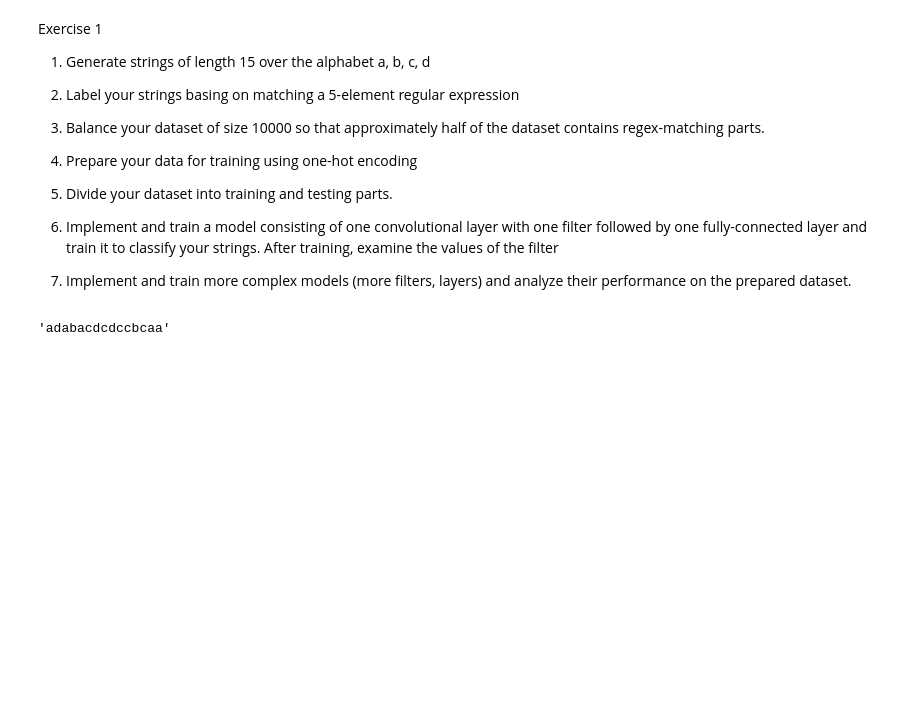
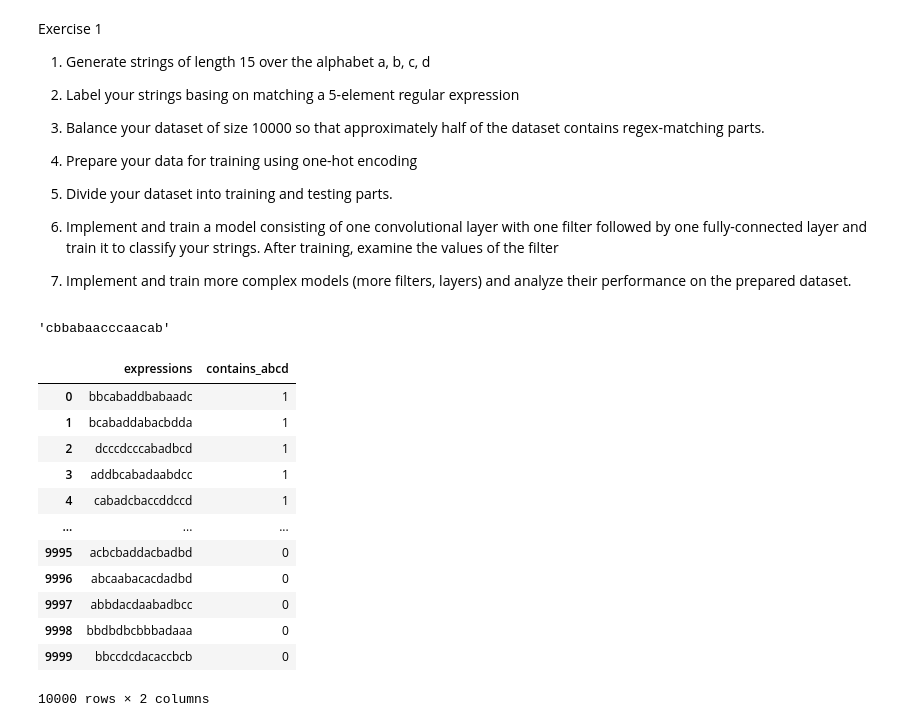
Before and after one commit to mkopanik/Introductiont-to-AI, a Jupyter notebook: Lab7/Lab7.ipynb, the cells around one changed output. Drawn from its saved outputs; the diff is of its cells as text; code cells hidden in the pictures; blank space fills up the shorter version.

```diff
--- a/Lab7/Lab7.ipynb
+++ b/Lab7/Lab7.ipynb
@@ -23,7 +17,58 @@ from sklearn.preprocessing import OneHotEncoder
-# %%
-def generate_string(length = 15, alphabet = "abcd"):
-      return "".join(random.choices(alphabet,k = length))
+# %%
+import random
+import numpy as np
+import pandas as pd
+import torch
+import torch.nn as nn
+import torch.optim as optim
+def generate_string(length = 15, alphabet = "abcd", pattern = "cabad", contains = True):
+
+      pattern_len = len(pattern)
+      if contains:
+            # we need to generate prefix and sufix to our pattern both might be 0 lentgth ofc
+            prefix_len = random.randint(0,length - pattern_len)
+            suffix_len = length - pattern_len - prefix_len
+            prefix = ''.join(random.choices("abcd" , k=prefix_len))
+            suffix = ''.join(random.choices("abcd" , k=suffix_len))
+            return prefix + pattern + suffix
+      else:
+            while True:
+                  candidate = ''.join(random.choices("abcd" , k=length))
+                  if pattern not in candidate:
+                        return candidate
+def generate_dataset(size = 10000):
+      expressions = []
+      labels = []
+      half = size // 2
+
+
+      for _ in range(half):
+            expressions.append(generate_string(length=15,alphabet="abcd",pattern="cabad",contains=True))
+            labels.append(1)
+      for _ in range(size- half):
+            expressions.append(generate_string(length=15,alphabet="abcd",pattern="cabad",contains=False))
+            labels.append(0)
+
+      return pd.DataFrame({"expressions":expressions,"contains_abcd":labels})
 # %%
-generate_string()
+generate_string(contains=False)
 # %% [output]
-'adabacdcdccbcaa'
+'cbbabaacccaacab'
+# %%
+df = generate_dataset()
+# %%
+df
+# %% [output]
+|  | expressions | contains_abcd |
+| 0 | bbcabaddbabaadc | 1 |
+| 1 | bcabaddabacbdda | 1 |
+| 2 | dcccdcccabadbcd | 1 |
+| 3 | addbcabadaabdcc | 1 |
+| 4 | cabadcbaccddccd | 1 |
+| ... | ... | ... |
+| 9995 | acbcbaddacbadbd | 0 |
+| 9996 | abcaabacacdadbd | 0 |
+| 9997 | abbdacdaabadbcc | 0 |
+| 9998 | bbdbdbcbbbadaaa | 0 |
+| 9999 | bbccdcdacaccbcb | 0 |
+10000 rows × 2 columns
```
Also changed, not shown: parts of 37 cells of this notebook.
